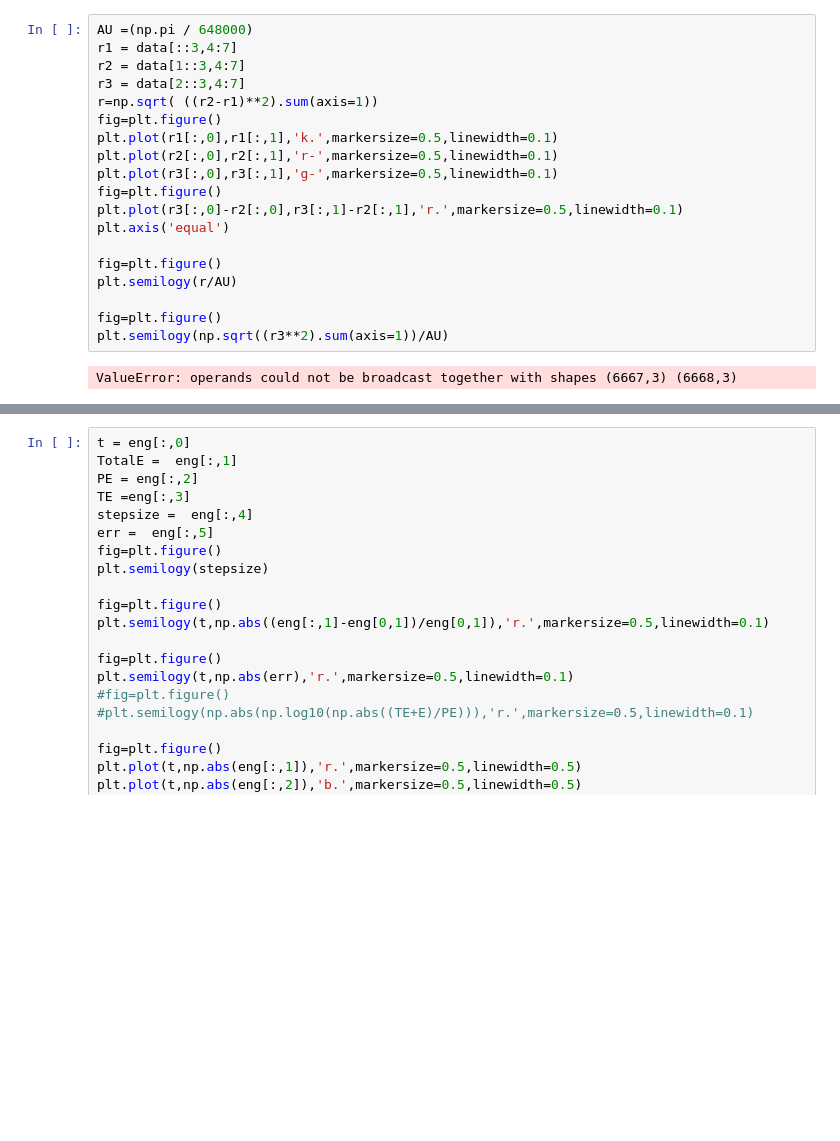
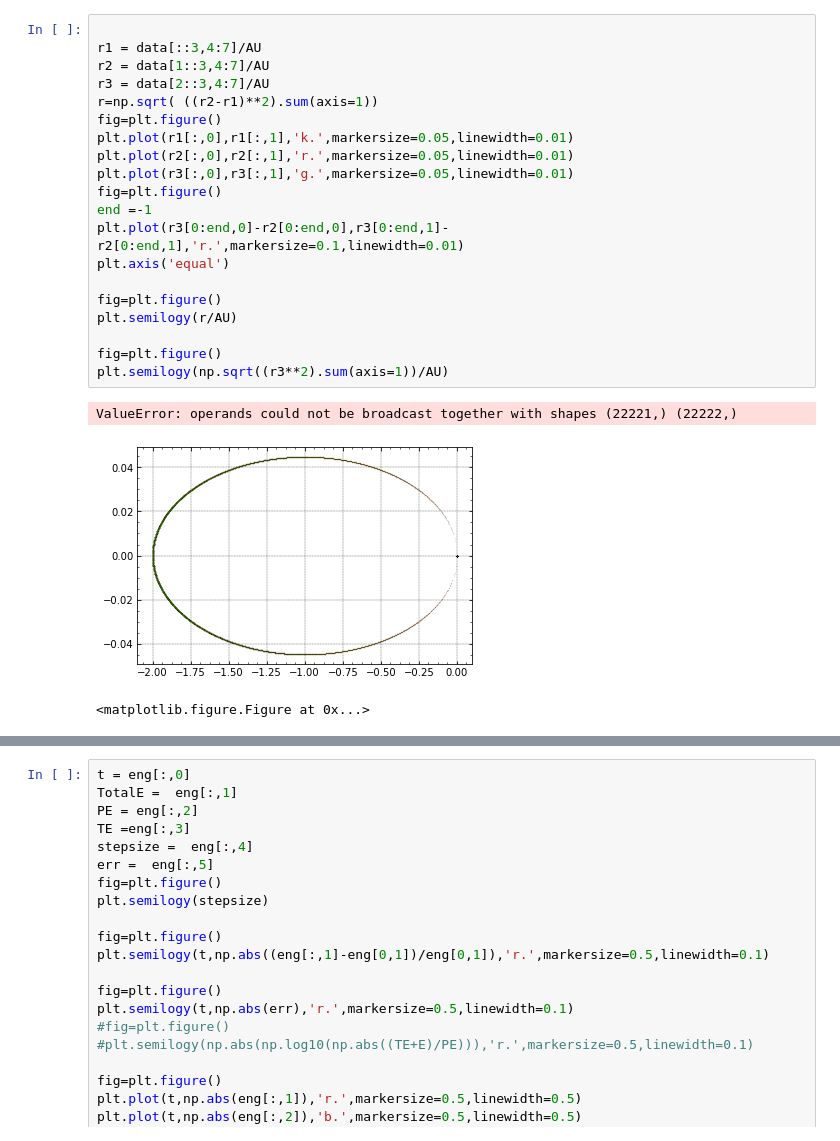
Before and after one commit to YihanWangAstro/SpaceHub, a Jupyter notebook: integrationTest/Untitled.ipynb, the cells around one changed output, grey strips where cells are left out. Drawn from its saved outputs; the diff is of its cells as text; blank space fills up the shorter version.

```diff
--- a/integrationTest/Untitled.ipynb
+++ b/integrationTest/Untitled.ipynb
@@ -62,24 +61,27 @@ plt.savefig('IAS15.png',dpi=400)
 # %%
-AU =(np.pi / 648000)
-r1 = data[::3,4:7]
-r2 = data[1::3,4:7]
-r3 = data[2::3,4:7]
+
+r1 = data[::3,4:7]/AU
+r2 = data[1::3,4:7]/AU
+r3 = data[2::3,4:7]/AU
 r=np.sqrt( ((r2-r1)**2).sum(axis=1))
 fig=plt.figure()
-plt.plot(r1[:,0],r1[:,1],'k.',markersize=0.5,linewidth=0.1)
-plt.plot(r2[:,0],r2[:,1],'r-',markersize=0.5,linewidth=0.1)
-plt.plot(r3[:,0],r3[:,1],'g-',markersize=0.5,linewidth=0.1)
+plt.plot(r1[:,0],r1[:,1],'k.',markersize=0.05,linewidth=0.01)
+plt.plot(r2[:,0],r2[:,1],'r.',markersize=0.05,linewidth=0.01)
+plt.plot(r3[:,0],r3[:,1],'g.',markersize=0.05,linewidth=0.01)
 fig=plt.figure()
-plt.plot(r3[:,0]-r2[:,0],r3[:,1]-r2[:,1],'r.',markersize=0.5,linewidth=0.1)
+end =-1
+plt.plot(r3[0:end,0]-r2[0:end,0],r3[0:end,1]-r2[0:end,1],'r.',markersize=0.1,linewidth=0.01)
 plt.axis('equal')
 
 fig=plt.figure()
 plt.semilogy(r/AU)
 
 fig=plt.figure()
 plt.semilogy(np.sqrt((r3**2).sum(axis=1))/AU)
 # %% [output]
-ValueError: operands could not be broadcast together with shapes (6667,3) (6668,3)
+ValueError: operands could not be broadcast together with shapes (22221,) (22222,)
+[figure, added]
+<matplotlib.figure.Figure at 0x...>
 # %%
 t = eng[:,0]
 err =  eng[:,1]
```
Also changed, not shown: parts of 5 cells of this notebook, 24 other files.
